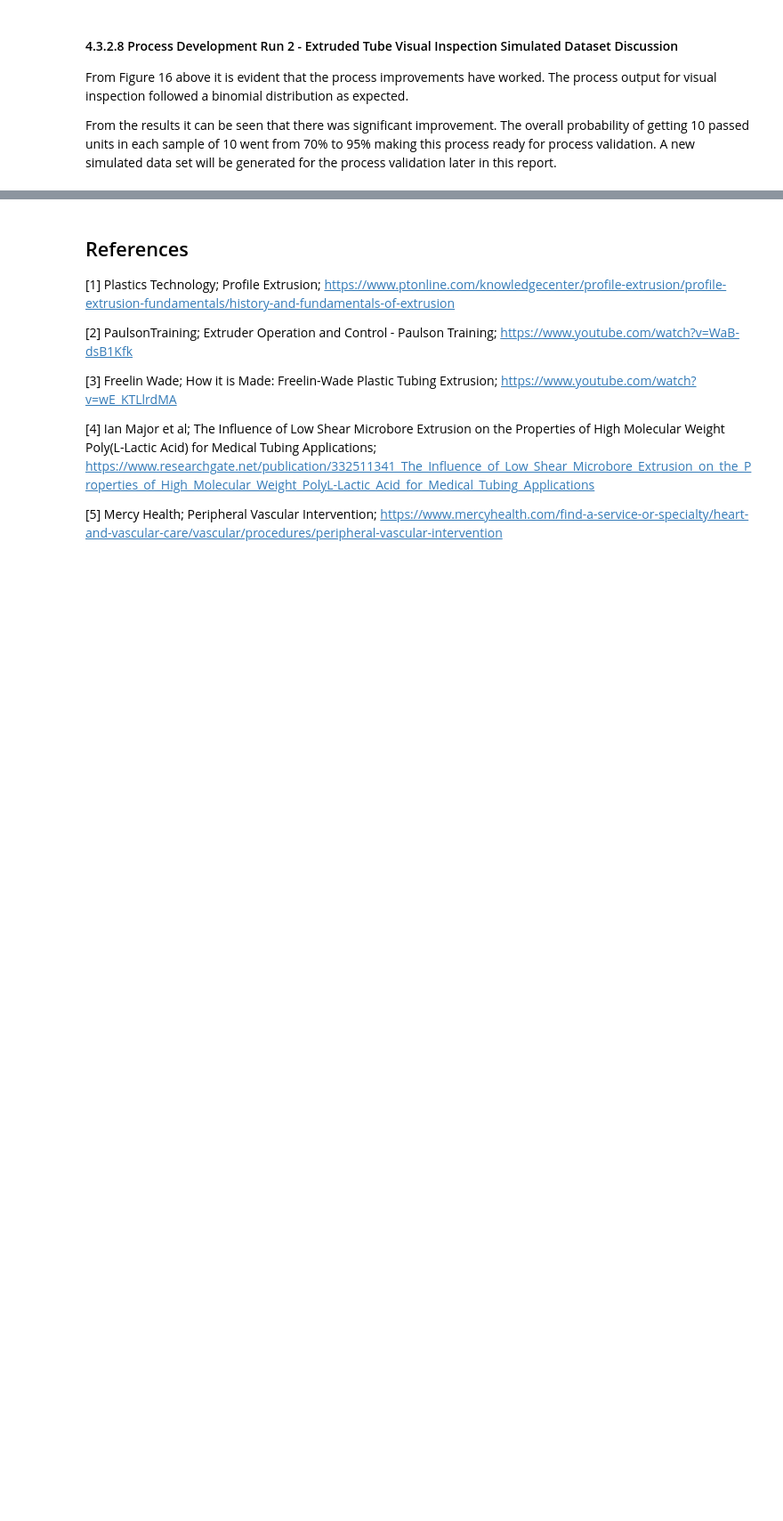
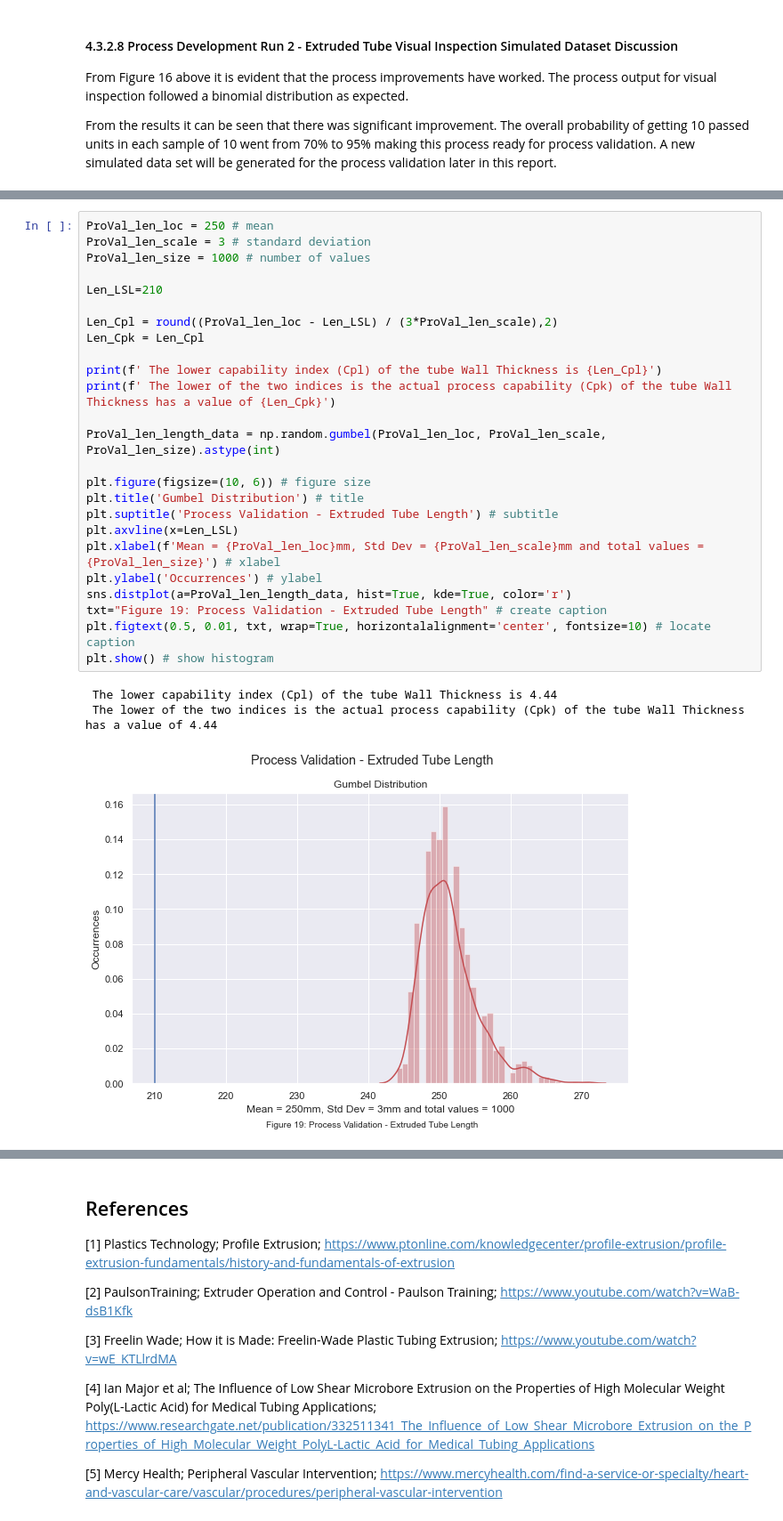
Before and after one commit to KeithQuinn/Project_2020_Programming-for-Data-Analysis, a Jupyter notebook: Project_2020_Programming-for-Data-Analysis.ipynb, the cells around one changed output, grey strips where cells are left out. Shown at 89% size. Cells and saved outputs as stored; diff of their text form; blank space fills up the shorter version.

```diff
--- a/Project_2020_Programming-for-Data-Analysis.ipynb
+++ b/Project_2020_Programming-for-Data-Analysis.ipynb
@@ -621,0 +656,29 @@ From Figure 17 above it can be seen that the process ran slightly off of centre
+# %%
+ProVal_len_loc = 250 # mean
+ProVal_len_scale = 3 # standard deviation
+ProVal_len_size = 1000 # number of values
+
+Len_LSL=210
+
+Len_Cpl = round((ProVal_len_loc - Len_LSL) / (3*ProVal_len_scale),2)
+Len_Cpk = Len_Cpl
+
+print(f' The lower capability index (Cpl) of the tube Wall Thickness is {Len_Cpl}')
+print(f' The lower of the two indices is the actual process capability (Cpk) of the tube Wall Thickness has a value of {Len_Cpk}')
+
+ProVal_len_length_data = np.random.gumbel(ProVal_len_loc, ProVal_len_scale, ProVal_len_size).astype(int)
+
+plt.figure(figsize=(10, 6)) # figure size
+plt.title('Gumbel Distribution') # title
+plt.suptitle('Process Validation - Extruded Tube Length') # subtitle
+plt.axvline(x=Len_LSL)
+plt.xlabel(f'Mean = {ProVal_len_loc}mm, Std Dev = {ProVal_len_scale}mm and total values = {ProVal_len_size}') # xlabel
+plt.ylabel('Occurrences') # ylabel
+sns.distplot(a=ProVal_len_length_data, hist=True, kde=True, color='r')
+txt="Figure 19: Process Validation - Extruded Tube Length" # create caption
+plt.figtext(0.5, 0.01, txt, wrap=True, horizontalalignment='center', fontsize=10) # locate caption
+plt.show() # show histogram
+# %% [output]
+ The lower capability index (Cpl) of the tube Wall Thickness is 4.44
+ The lower of the two indices is the actual process capability (Cpk) of the tube Wall Thickness has a value of 4.44
+[figure, added]
```
Also changed, not shown: parts of 17 cells of this notebook.
